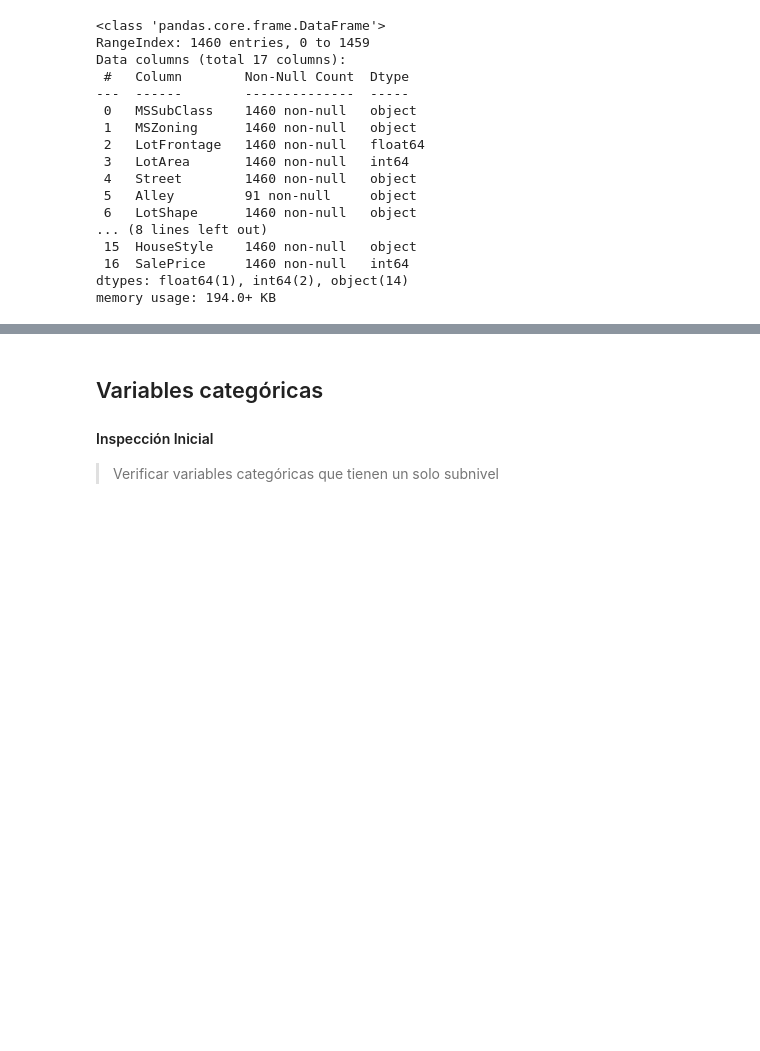
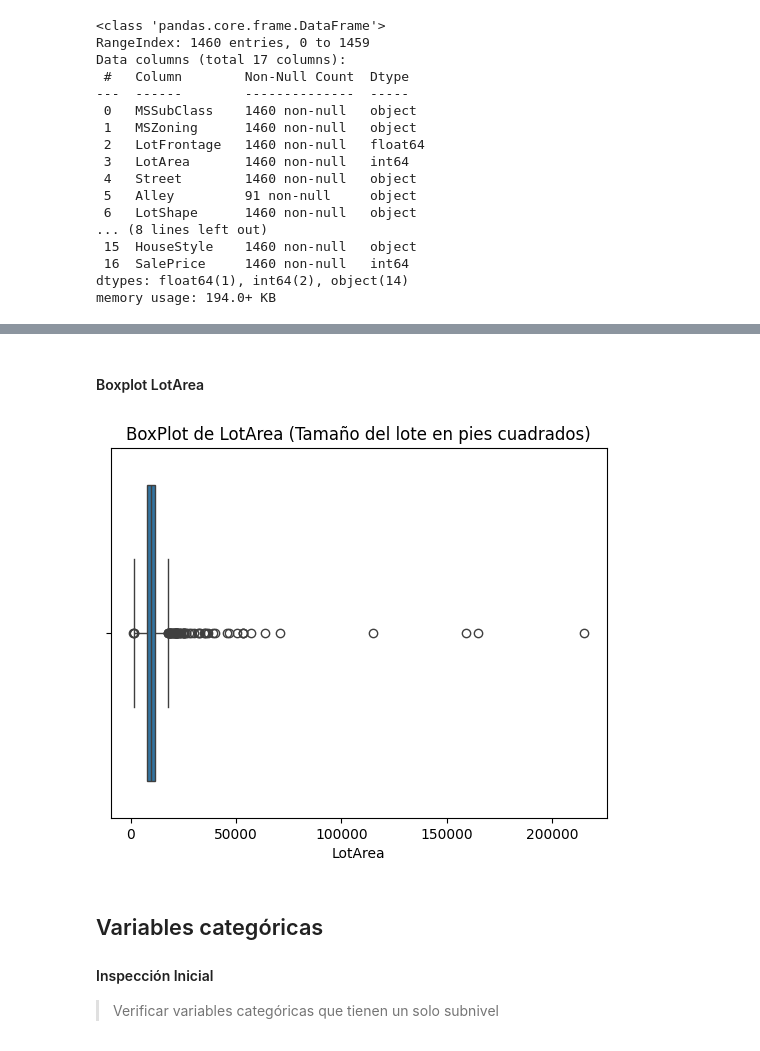
Before and after one commit to Club-CIAP/PreCIAP_2PAO_2025_Grupo2, a Jupyter notebook: notebooks/1.1-gts-data_cleaning.ipynb, the cells around one changed output, grey strips where cells are left out. Cells and saved outputs as stored; diff of their text form; code cells hidden in the pictures; blank space fills up the shorter version.

```diff
--- a/notebooks/1.1-gts-data_cleaning.ipynb
+++ b/notebooks/1.1-gts-data_cleaning.ipynb
@@ -263,3 +311,11 @@ memory usage: 194.0+ KB
+# %% [markdown]
+#### Boxplot LotArea
+# %%
+sns.boxplot(x=df['LotArea'])
+plt.title('BoxPlot de LotArea (Tamaño del lote en pies cuadrados)')
+plt.show()
+# %% [output]
+[figure, added]
 # %% [markdown]
 ## Variables categóricas
 #### Inspección Inicial
```
Also changed, not shown: parts of 9 cells of this notebook.
